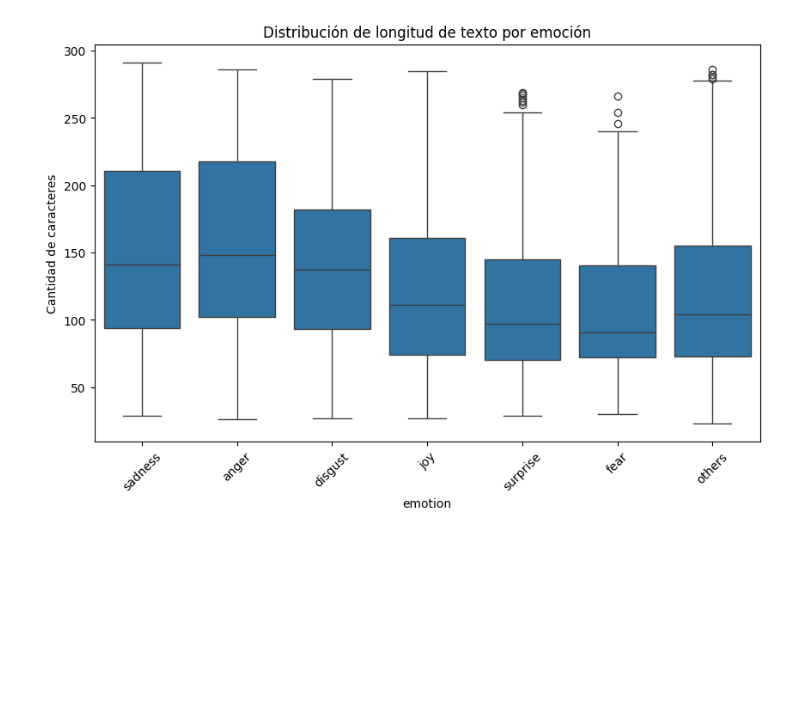
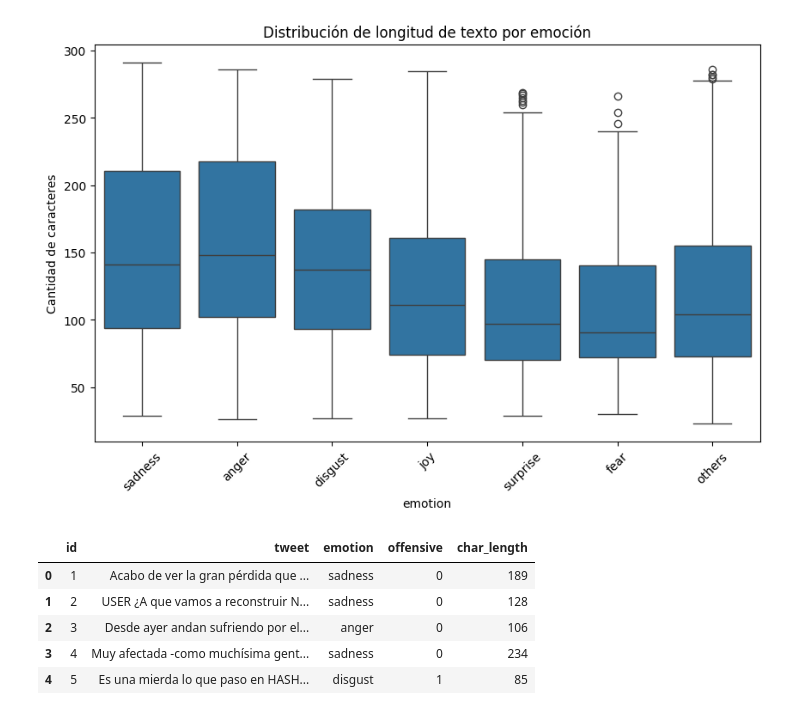
Before and after one commit to Raulinho-A/feel-track, a Jupyter notebook: notebooks/raa/0.3-rra-eda.ipynb, the cells around one changed output. Saved outputs shown, nothing was run; the diff lists cells and outputs as text; code cells hidden in the pictures; blank space fills up the shorter version.

```diff
--- a/notebooks/raa/0.3-rra-eda.ipynb
+++ b/notebooks/raa/0.3-rra-eda.ipynb
@@ -72,6 +72,15 @@ plt.show()
 [figure]
 # %%
 from transformers import BertForSequenceClassification, AutoTokenizer
+# %%
+emo_event_df.head()
+# %% [output]
+|  | id | tweet | emotion | offensive | char_length |
+| 0 | 1 | Acabo de ver la gran pérdida que ... | sadness | 0 | 189 |
+| 1 | 2 | USER ¿A que vamos a reconstruir N... | sadness | 0 | 128 |
+| 2 | 3 | Desde ayer andan sufriendo por el... | anger | 0 | 106 |
+| 3 | 4 | Muy afectada -como muchísima gent... | sadness | 0 | 234 |
+| 4 | 5 | Es una mierda lo que paso en HASH... | disgust | 1 | 85 |
 # %%
 model_path = rt.TRAINED / "modelo_multilabel_goemotions"
 # %%
```
Also changed, not shown: 2 other files.
